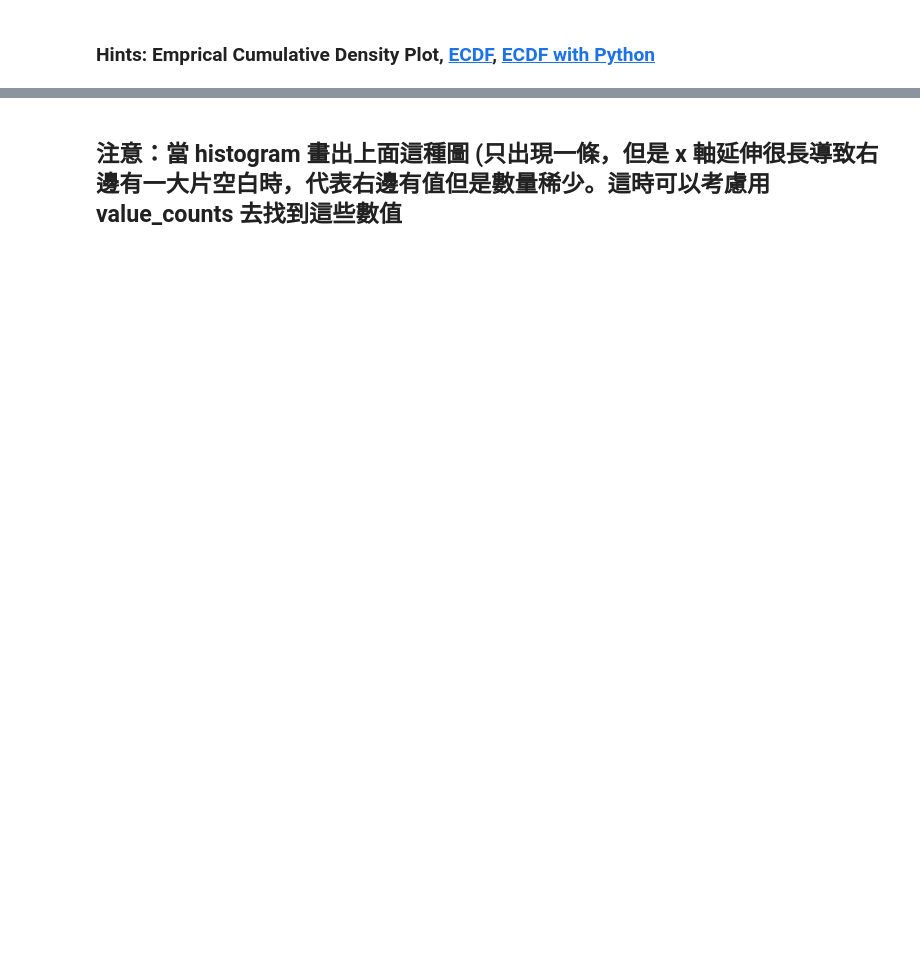
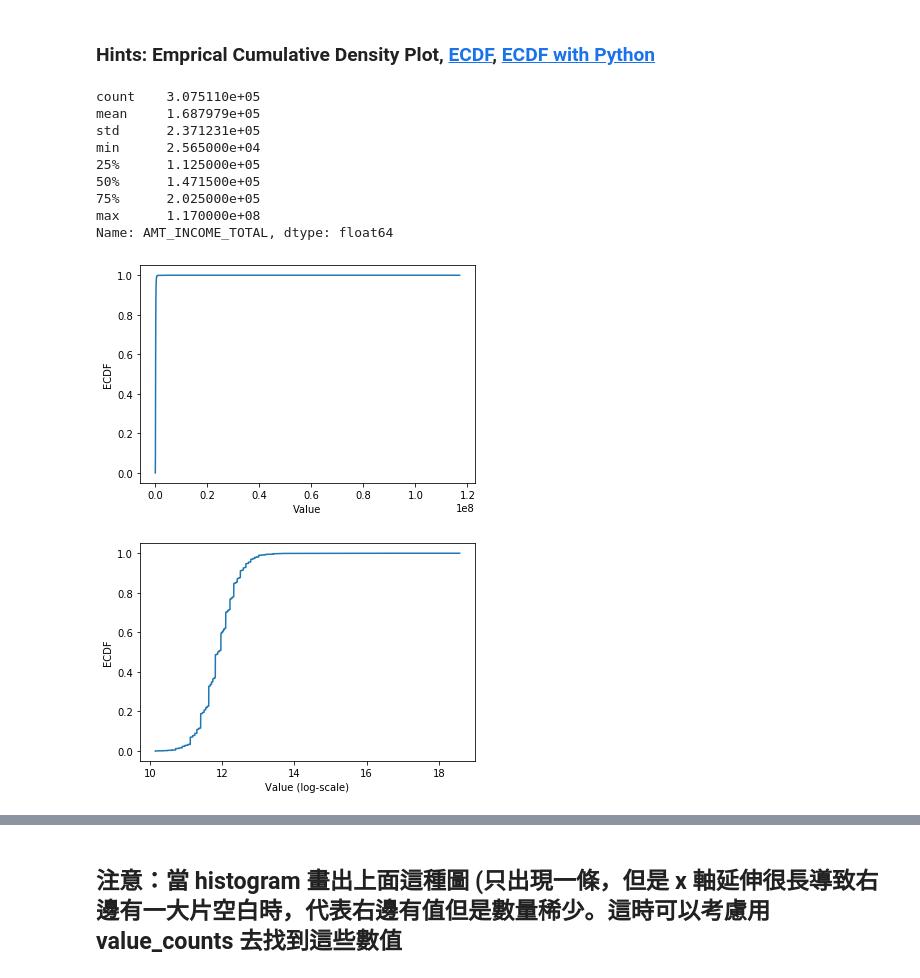
Before and after one commit to Jimmyhappyman/3rd-ML100Days, a Jupyter notebook: homework/Day_009_HW.ipynb, the cells around one changed output, grey strips where cells are left out. Saved outputs shown, nothing was run; the diff lists cells and outputs as text; code cells hidden in the pictures; blank space fills up the shorter version.

```diff
--- a/homework/Day_009_HW.ipynb
+++ b/homework/Day_009_HW.ipynb
@@ -68,30 +85,47 @@ for col in numeric_columns:
 # %%
 # 最大值離平均與中位數很遠
 print(app_train['AMT_INCOME_TOTAL'].describe())
 
 # 繪製 Empirical Cumulative Density Plot (ECDF)
 """
 YOUR CODE HERE
 """
-cdf =
+
+import statsmodels.api as sm
+cdf = sm.distributions.ECDF(app_train['AMT_INCOME_TOTAL'])
 
 
-plt.plot(list(cdf.index), cdf/cdf.max())
+# plt.plot(list(cdf.index), cdf/cdf.max())
+plt.plot(cdf.x, cdf.y)
+
 plt.xlabel('Value')
 plt.ylabel('ECDF')
-plt.xlim([cdf.index.min(), cdf.index.max() * 1.05]) # 限制顯示圖片的範圍
+# plt.xlim([cdf.index.min(), cdf.index.max() * 1.05]) # 限制顯示圖片的範圍
+# plt.xlim([cdf.x.min(), cdf.x.max() * 1.05]) # 限制顯示圖片的範圍
 plt.ylim([-0.05,1.05]) # 限制顯示圖片的範圍
 
 plt.show()
 
 # 改變 y 軸的 Scale, 讓我們可以正常檢視 ECDF
-plt.plot(np.log(list(cdf.index)), cdf/cdf.max())
+plt.plot(np.log(list(cdf.x)), cdf.y)
 plt.xlabel('Value (log-scale)')
 plt.ylabel('ECDF')
 
 plt.ylim([-0.05,1.05]) # 限制顯示圖片的範圍
 
 plt.show()
+# %% [output]
+count    3.075110e+05
+mean     1.687979e+05
+std      2.371231e+05
+min      2.565000e+04
+25%      1.125000e+05
+50%      1.471500e+05
+75%      2.025000e+05
+max      1.170000e+08
+Name: AMT_INCOME_TOTAL, dtype: float64
+[figure, added]
+[figure, added]
 # %% [markdown]
 ## 補充：Normal dist 的 ECDF
 ![ecdf_normal](https://au.mathworks.com/help/examples/stats/win64/PlotEmpiricalCdfAndCompareWithSamplingDistributionExample_01.png)
```
Also changed, not shown: parts of 4 cells of this notebook, 1 other file.
